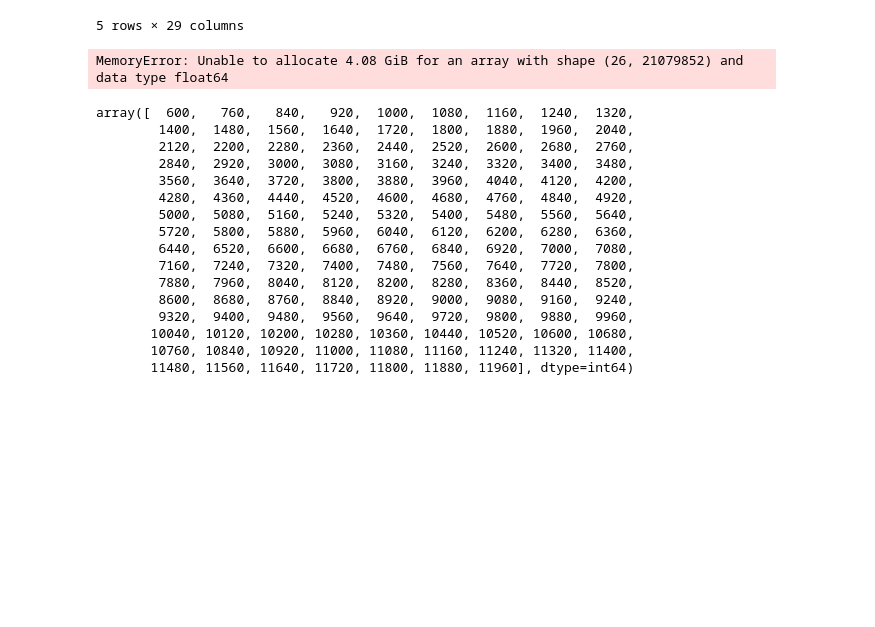
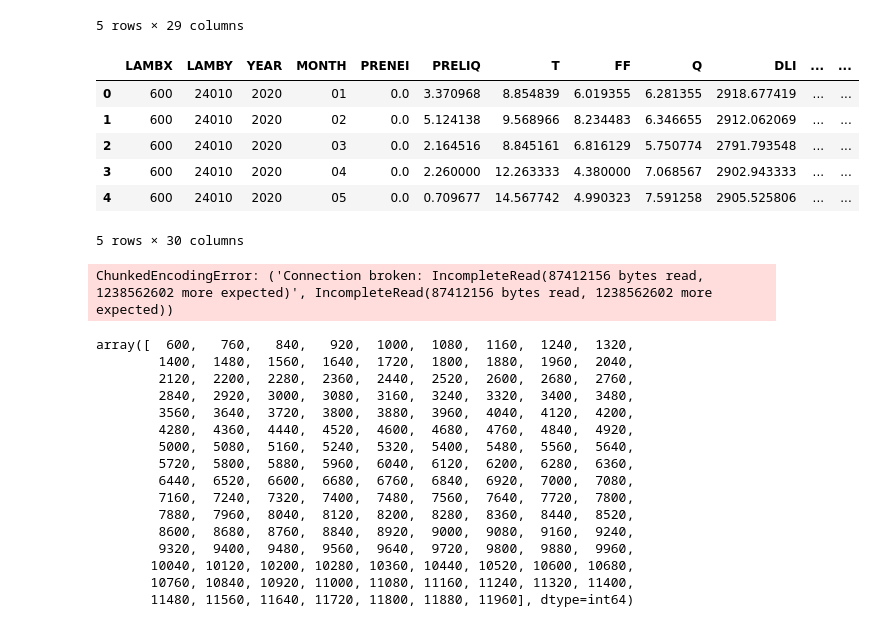
Before and after one commit to Sophie-Monsi/MACHINE-LEARNING-FOR-CLIMATE-RISK, a Jupyter notebook: Database_download.ipynb, the cells around one changed output. Saved outputs shown, nothing was run; the diff lists cells and outputs as text; code cells hidden in the pictures; blank space fills up the shorter version.

```diff
--- a/Database_download.ipynb
+++ b/Database_download.ipynb
@@ -78,33 +80,49 @@ liste_id=['eb0d6e42-cee6-4d7c-bc5b-646be4ced72e','33417617-c0dd-4513-804e-c3f563
 # %%
 def compute_mean_swi(data_id, value_cols=None):
     df= recuperer_donnees_gz(data_id, '', ';')
     df["YEAR"] = df["DATE"].astype(str).str[:4].astype(int)
-    df["MONTH"] = df["DATE"].astype(str).str[5:6].astype(int)
+    df["MONTH"] = df["DATE"].astype(str).str[4:6]
     df=df.drop("DATE",axis=1)
     # Colonnes clés
     group_cols = ["LAMBX", "LAMBY", "YEAR", "MONTH"]
 
     # Déterminer les colonnes à moyenner
     if value_cols is None:
         # On prend toutes les colonnes numériques sauf YEAR/MONTH/LAMBX/LAMBY
         exclude = set(group_cols)
         num_cols = [c for c in df.select_dtypes(include="number").columns
                     if c not in exclude]
         value_cols = num_cols
      # Agrégation
     out = (
         df[group_cols + value_cols]
         .groupby(group_cols, as_index=False)
         .mean()
     )
      # Recréer une DATE mensuelle (au 1er jour du mois)
 
     return out
 
 data20_25=compute_mean_swi(data_id='92065ec0-ea6f-4f5e-8827-4344179c0a7f')
 data20_25.head()
 # %% [output]
+|  | LAMBX | LAMBY | YEAR | MONTH | PRENEI | PRELIQ | T | FF | Q | DLI | ... | ... |
+| 0 | 600 | 24010 | 2020 | 01 | 0.0 | 3.370968 | 8.854839 | 6.019355 | 6.281355 | 2918.677419 | ... | ... |
+| 1 | 600 | 24010 | 2020 | 02 | 0.0 | 5.124138 | 9.568966 | 8.234483 | 6.346655 | 2912.062069 | ... | ... |
+| 2 | 600 | 24010 | 2020 | 03 | 0.0 | 2.164516 | 8.845161 | 6.816129 | 5.750774 | 2791.793548 | ... | ... |
+| 3 | 600 | 24010 | 2020 | 04 | 0.0 | 2.260000 | 12.263333 | 4.380000 | 7.068567 | 2902.943333 | ... | ... |
+| 4 | 600 | 24010 | 2020 | 05 | 0.0 | 0.709677 | 14.567742 | 4.990323 | 7.591258 | 2905.525806 | ... | ... |
-MemoryError: Unable to allocate 4.08 GiB for an array with shape (26, 21079852) and data type float64
+5 rows × 30 columns
+# %%
+#Fusion des tables
+liste_df=[]
+for id in liste_id:
+    data=compute_mean_swi(data_id=id)
+    liste_df.append(data)
+daily_swi_df=pd.concat(liste_df,ignore_index=True)
+daily_swi_df.shape
+# %% [output]
+ChunkedEncodingError: ('Connection broken: IncompleteRead(87412156 bytes read, 1238562602 more expected)', IncompleteRead(87412156 bytes read, 1238562602 more expected))
 # %%
 # Création d'une colonne YEAR
 quot_25["YEAR"] = quot_25["DATE"].astype(str).str[:4].astype(int)
```
Also changed, not shown: parts of 14 cells of this notebook.
